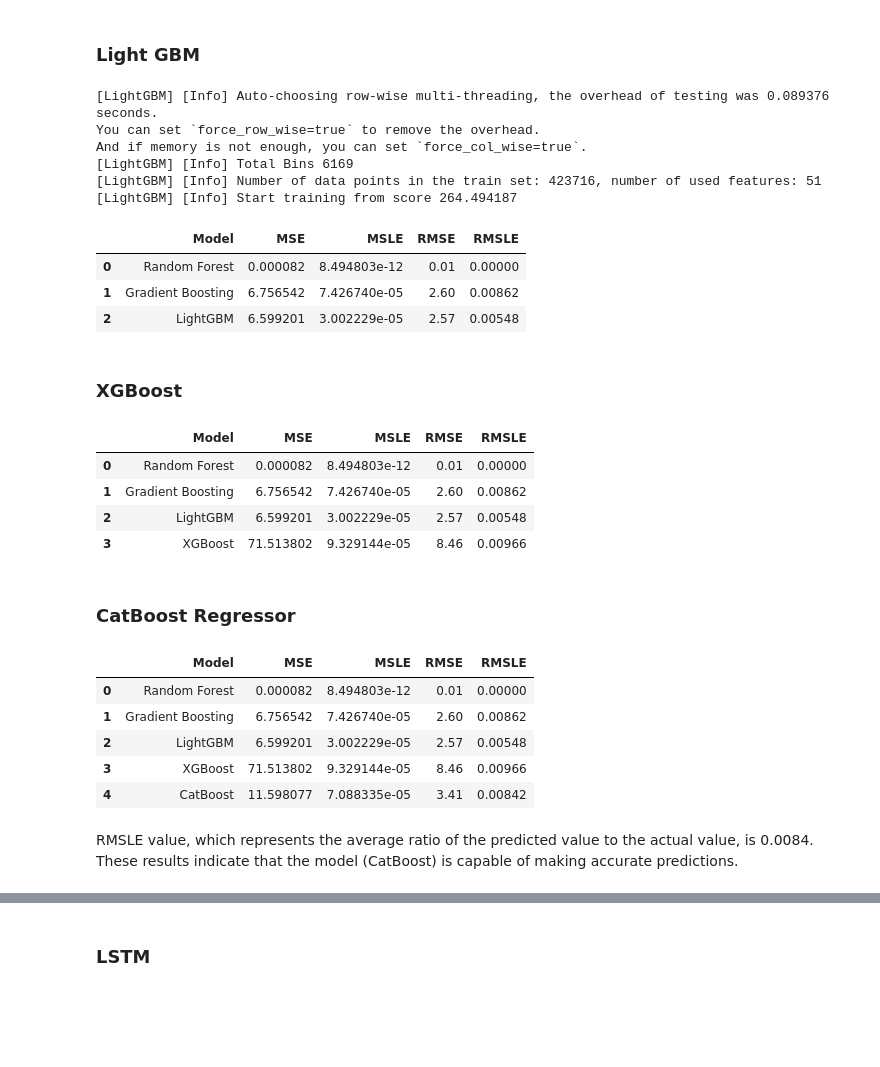
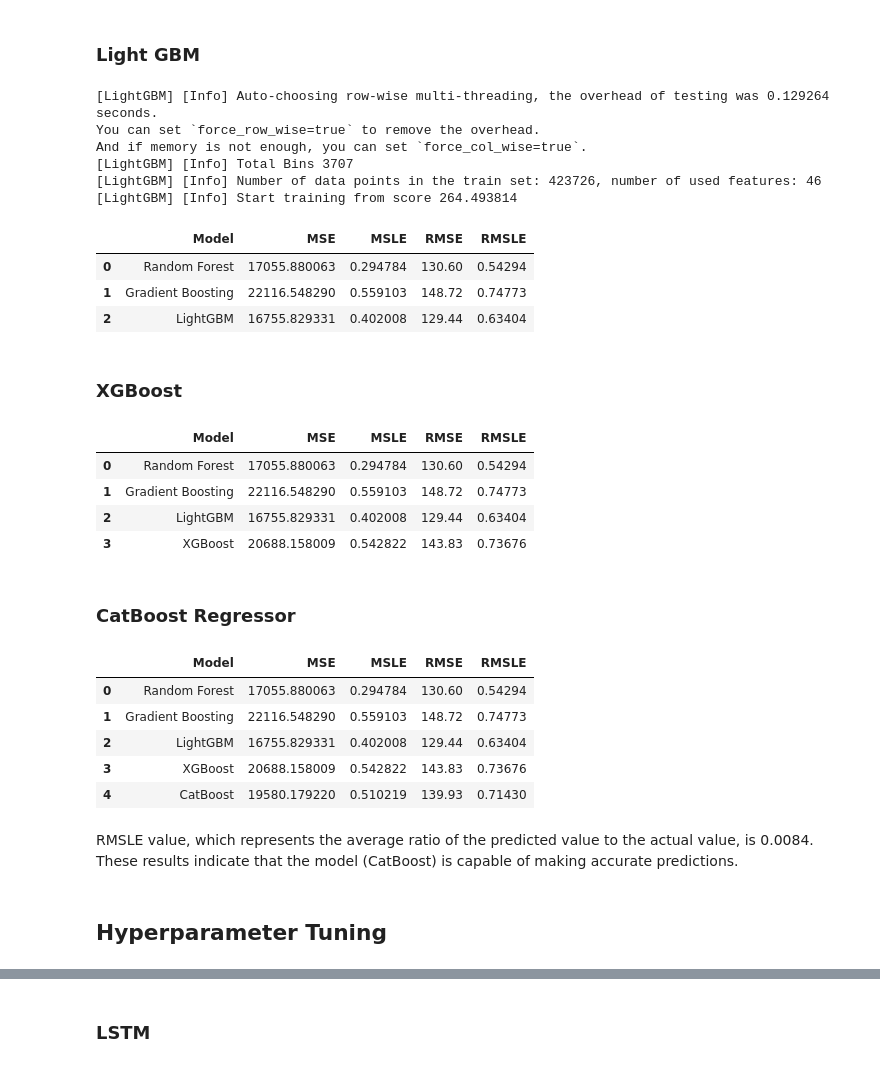
Before and after one commit to ikoghoemmanuell/Forecasting_of_Food_Demand_Supply_Chain, a Jupyter notebook: food.ipynb, the cells around one changed output, grey strips where cells are left out. Drawn from its saved outputs; the diff is of its cells as text; code cells hidden in the pictures; blank space fills up the shorter version.

```diff
--- a/food.ipynb
+++ b/food.ipynb
@@ -902,7 +1005,9 @@ StandardScaler()
 # %%
+encoded_cat = encoder.transform(train[categoric_columns])
+
 scaled_num = scaler.transform(train[numeric_columns])
-# encoded_cat = encoder.transform(train[categoric_columns])
-encoded_cat = train[categoric_columns].apply(encoder.fit_transform)
+# encoded_cat = train[categoric_columns].apply(encoder.fit_transform)
+
 train = pd.concat([scaled_num, encoded_cat, train.num_orders], axis=1)
 # %%
 train.head()
@@ -969,6 +1074,8 @@ model_gbr = gbr.fit(X_train, y_train)
 
 # Make predictions on X_test
 gbr_pred = model_gbr.predict(X_test)
+# %%
+gbr_pred = np.abs(gbr_pred)
 # %%
 # Append the results to the DataFrame
 mse = mean_squared_error(y_test, gbr_pred)
@@ -992,7 +1099,7 @@ lgbm = lgb.LGBMRegressor()
 model_lgbm = lgbm.fit(X_train, y_train)
 
 # Make predictions on X_test
-lgbm_pred = model_lgbm.predict(X_test)
+lgbm_pred = np.abs(model_lgbm.predict(X_test))
 
 # Compute performance metrics
 mse = mean_squared_error(y_test, lgbm_pred)
@@ -1008,16 +1115,16 @@ model_results = pd.DataFrame([['LightGBM', mse, msle, rmse, rmsle]],
 results = pd.concat([results, model_results], ignore_index=True)
 results
 # %% [output]
-[LightGBM] [Info] Auto-choosing row-wise multi-threading, the overhead of testing was 0.089376 seconds.
+[LightGBM] [Info] Auto-choosing row-wise multi-threading, the overhead of testing was 0.129264 seconds.
 You can set `force_row_wise=true` to remove the overhead.
 And if memory is not enough, you can set `force_col_wise=true`.
-[LightGBM] [Info] Total Bins 6169
-[LightGBM] [Info] Number of data points in the train set: 423716, number of used features: 51
-[LightGBM] [Info] Start training from score 264.494187
+[LightGBM] [Info] Total Bins 3707
+[LightGBM] [Info] Number of data points in the train set: 423726, number of used features: 46
+[LightGBM] [Info] Start training from score 264.493814
 |  | Model | MSE | MSLE | RMSE | RMSLE |
-| 0 | Random Forest | 0.000082 | 8.494803e-12 | 0.01 | 0.00000 |
-| 1 | Gradient Boosting | 6.756542 | 7.426740e-05 | 2.60 | 0.00862 |
-| 2 | LightGBM | 6.599201 | 3.002229e-05 | 2.57 | 0.00548 |
+| 0 | Random Forest | 17055.880063 | 0.294784 | 130.60 | 0.54294 |
+| 1 | Gradient Boosting | 22116.548290 | 0.559103 | 148.72 | 0.74773 |
+| 2 | LightGBM | 16755.829331 | 0.402008 | 129.44 | 0.63404 |
 # %% [markdown]
 ### XGBoost
 # %%
@@ -1026,7 +1133,7 @@ xgboost = xgb.XGBRegressor()
 model_xgboost = xgboost.fit(X_train, y_train)
 
 # Make predictions on X_test
-xgboost_pred = model_xgboost.predict(X_test)
+xgboost_pred = np.abs(model_xgboost.predict(X_test))
 
 # Append the results to the DataFrame
 mse = mean_squared_error(y_test, xgboost_pred)
@@ -1040,42 +1147,44 @@ results = pd.concat([results, model_results], ignore_index=True)
 results
 # %% [output]
 |  | Model | MSE | MSLE | RMSE | RMSLE |
-| 0 | Random Forest | 0.000082 | 8.494803e-12 | 0.01 | 0.00000 |
-| 1 | Gradient Boosting | 6.756542 | 7.426740e-05 | 2.60 | 0.00862 |
-| 2 | LightGBM | 6.599201 | 3.002229e-05 | 2.57 | 0.00548 |
-| 3 | XGBoost | 71.513802 | 9.329144e-05 | 8.46 | 0.00966 |
+| 0 | Random Forest | 17055.880063 | 0.294784 | 130.60 | 0.54294 |
+| 1 | Gradient Boosting | 22116.548290 | 0.559103 | 148.72 | 0.74773 |
+| 2 | LightGBM | 16755.829331 | 0.402008 | 129.44 | 0.63404 |
+| 3 | XGBoost | 20688.158009 | 0.542822 | 143.83 | 0.73676 |
 # %% [markdown]
 ### CatBoost Regressor
 # %%
 # Initialize and fit the CatBoost Regressor
 catboost = cb.CatBoostRegressor(silent=True)
 model_catboost = catboost.fit(X_train, y_train)
 
 # Make predictions on X_test
-catboost_pred = model_catboost.predict(X_test)
+catboost_pred = np.abs(model_catboost.predict(X_test))
 
 # Compute performance metrics
 mse = mean_squared_error(y_test, catboost_pred)
 msle = mean_squared_log_error(y_test, catboost_pred)
 rmse = np.sqrt(mse).round(2)
 rmsle = np.sqrt(msle).round(5)
 
 # Create a DataFrame for the model results
 model_results = pd.DataFrame([['CatBoost', mse, msle, rmse, rmsle]],
                              columns=['Model', 'MSE', 'MSLE', 'RMSE', 'RMSLE'])
 
 # Concatenate the new results to the existing results DataFrame
 results = pd.concat([results, model_results], ignore_index=True)
 results
 # %% [output]
 |  | Model | MSE | MSLE | RMSE | RMSLE |
-| 0 | Random Forest | 0.000082 | 8.494803e-12 | 0.01 | 0.00000 |
-| 1 | Gradient Boosting | 6.756542 | 7.426740e-05 | 2.60 | 0.00862 |
-| 2 | LightGBM | 6.599201 | 3.002229e-05 | 2.57 | 0.00548 |
-| 3 | XGBoost | 71.513802 | 9.329144e-05 | 8.46 | 0.00966 |
-| 4 | CatBoost | 11.598077 | 7.088335e-05 | 3.41 | 0.00842 |
+| 0 | Random Forest | 17055.880063 | 0.294784 | 130.60 | 0.54294 |
+| 1 | Gradient Boosting | 22116.548290 | 0.559103 | 148.72 | 0.74773 |
+| 2 | LightGBM | 16755.829331 | 0.402008 | 129.44 | 0.63404 |
+| 3 | XGBoost | 20688.158009 | 0.542822 | 143.83 | 0.73676 |
+| 4 | CatBoost | 19580.179220 | 0.510219 | 139.93 | 0.71430 |
 # %% [markdown]
 RMSLE value, which
 represents the average ratio of the predicted value to the
 actual value, is 0.0084. These results indicate that the model (CatBoost)
 is capable of making accurate predictions.
+# %% [markdown]
+## Hyperparameter Tuning
```
Also changed, not shown: parts of 71 cells of this notebook.
